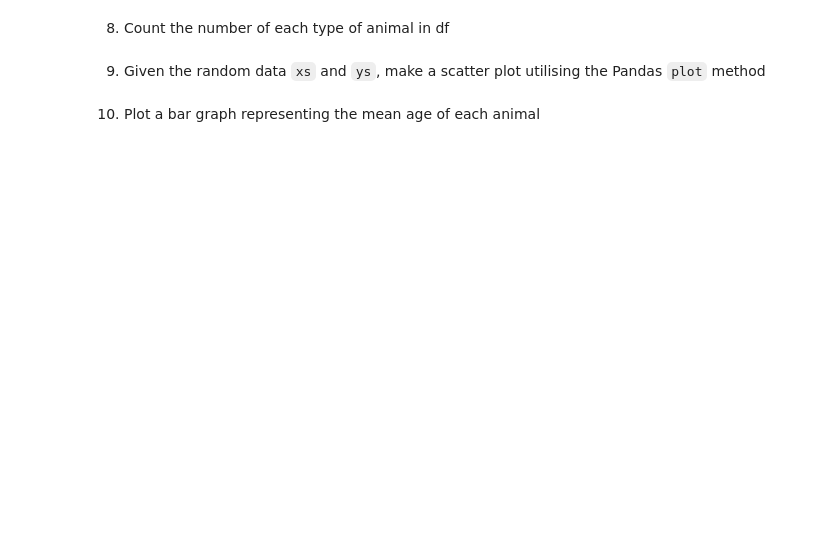
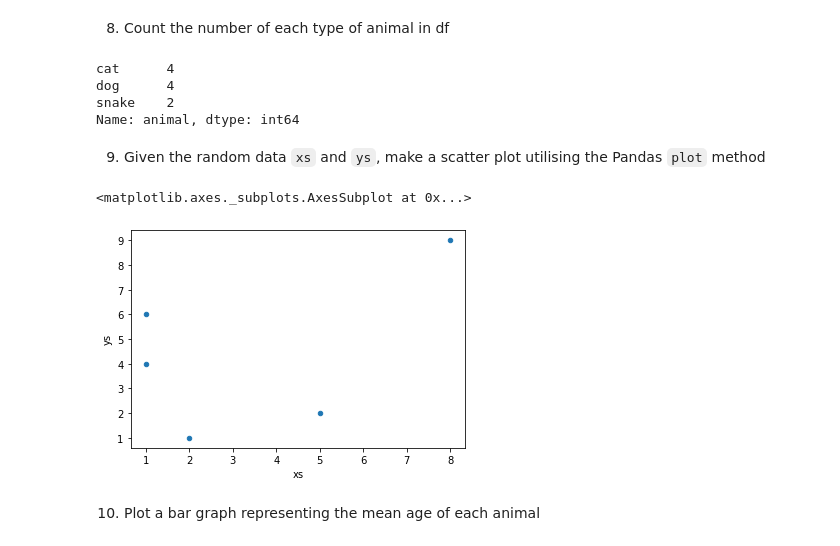
Before and after one commit to imadihahanifa/Summer-Programme-2021, a Jupyter notebook: Analytics_Assignment.ipynb, the cells around one changed output. Drawn from its saved outputs; the diff is of its cells as text; code cells hidden in the pictures; blank space fills up the shorter version.

```diff
--- a/Analytics_Assignment.ipynb
+++ b/Analytics_Assignment.ipynb
@@ -155,11 +239,21 @@ df[idx]
+# %%
+df.animal.value_counts()
+# %% [output]
+cat      4
+dog      4
+snake    2
+Name: animal, dtype: int64
 # %% [markdown]
 9. Given the random data `xs` and `ys`, make a scatter plot utilising the Pandas `plot` method
 # %%
 xs = [1,5,2,8,1]
 ys = [4,2,1,9,6]
 
 df = pd.DataFrame({"xs": xs, "ys": ys})
 
-# ...
+df.plot(kind='scatter',x='xs',y='ys')
+# %% [output]
+<matplotlib.axes._subplots.AxesSubplot at 0x...>
+[figure, added]
 # %% [markdown]
 10. Plot a bar graph representing the mean age of each animal
```
Also changed, not shown: parts of 39 cells of this notebook.
